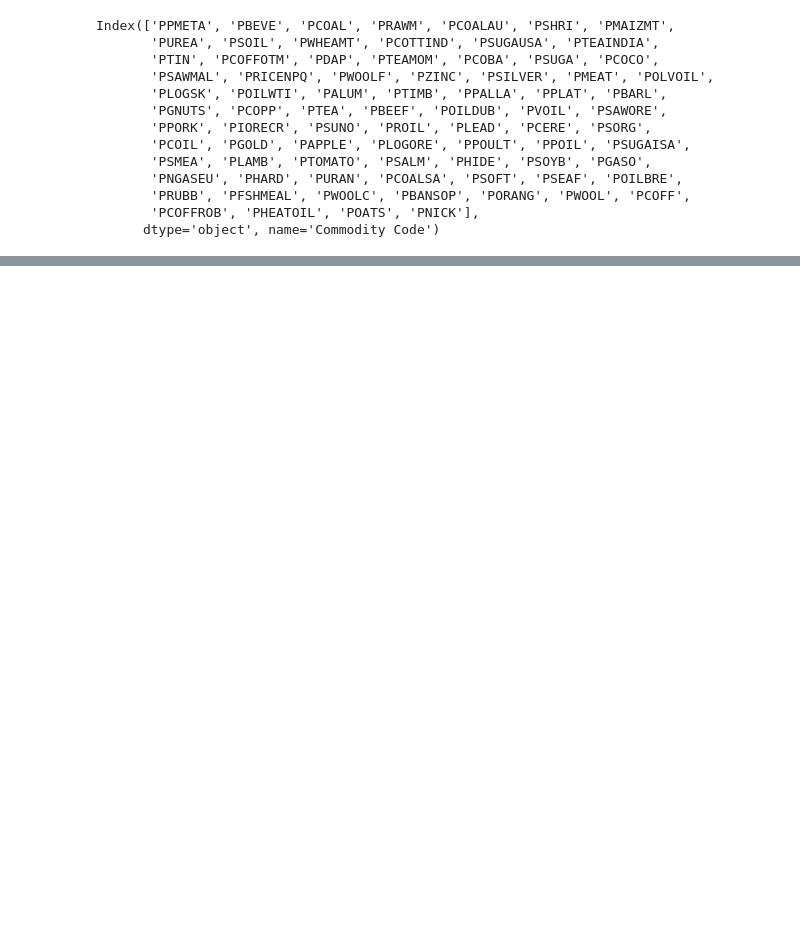
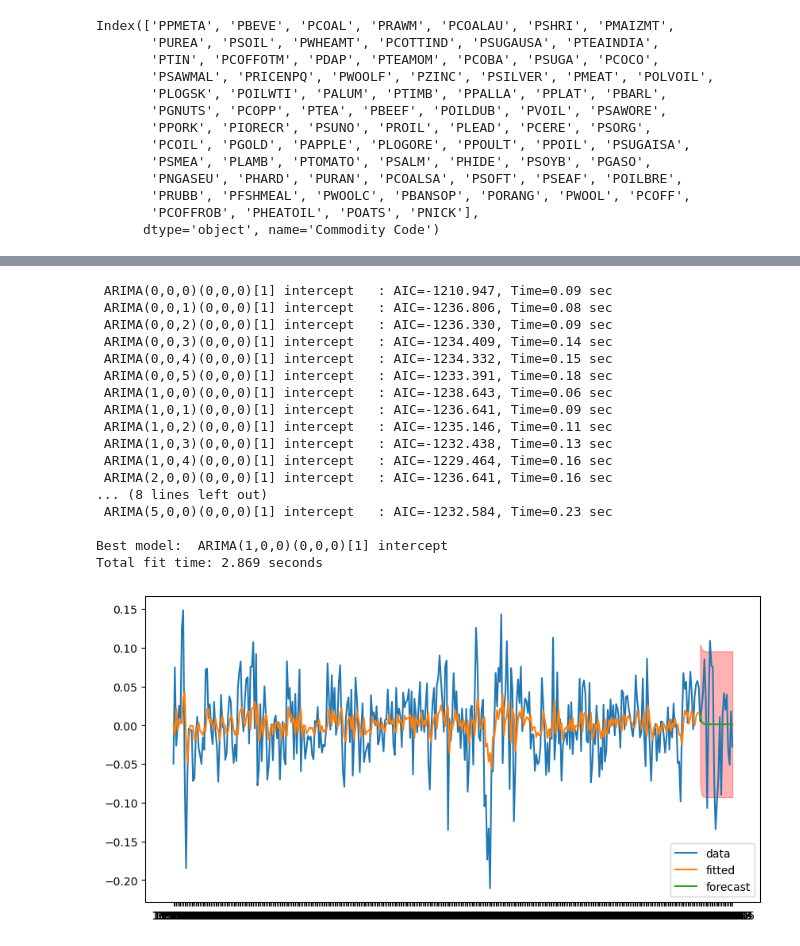
Before and after one commit to asisakov/ml_sytem_design_macro, a Jupyter notebook: models/ARIMA_Viktor.ipynb, the cells around one changed output, grey strips where cells are left out. Drawn from its saved outputs; the diff is of its cells as text; code cells hidden in the pictures; blank space fills up the shorter version.

```diff
--- a/models/ARIMA_Viktor.ipynb
+++ b/models/ARIMA_Viktor.ipynb
@@ -287,0 +137,50 @@ plot_fit_and_forecast(arima_result)
+# %%
+def plot_result(model, fulldata, train, test):
+  params = model.get_params()
+  d = params['order'][1]
+
+  train_pred = model.predict_in_sample(start=d, end=-1)
+  test_pred, confint = model.predict(n_periods=Ntest, return_conf_int=True)
+
+  fig, ax = plt.subplots(figsize=(10, 5))
+  ax.plot(fulldata.index, fulldata, label='data')
+  ax.plot(train.index[d:], train_pred, label='fitted')
+  ax.plot(test.index, test_pred, label='forecast')
+  ax.fill_between(test.index, \
+                  confint[:,0], confint[:,1], \
+                  color='red', alpha=0.3)
+  ax.legend();
+# %%
+#уберем все NaN
+df8 = df7.dropna()
+# %%
+#Полная приведенная модель
+train = df8.iloc[:-Ntest]
+test = df8.iloc[-Ntest:]
+
+
+model = pm.auto_arima(train.LogRet,
+                      error_action='ignore', trace=True,
+                      suppress_warnings=True, maxiter=10,
+                      max_p = 6, max_d = 4, max_q = 6,
+                      seasonal=True, stepwise = False)
+plot_result(model, df8["LogRet"], train, test)
+# %% [output]
+ ARIMA(0,0,0)(0,0,0)[1] intercept   : AIC=-1210.947, Time=0.09 sec
+ ARIMA(0,0,1)(0,0,0)[1] intercept   : AIC=-1236.806, Time=0.08 sec
+ ARIMA(0,0,2)(0,0,0)[1] intercept   : AIC=-1236.330, Time=0.09 sec
+ ARIMA(0,0,3)(0,0,0)[1] intercept   : AIC=-1234.409, Time=0.14 sec
+ ARIMA(0,0,4)(0,0,0)[1] intercept   : AIC=-1234.332, Time=0.15 sec
+ ARIMA(0,0,5)(0,0,0)[1] intercept   : AIC=-1233.391, Time=0.18 sec
+ ARIMA(1,0,0)(0,0,0)[1] intercept   : AIC=-1238.643, Time=0.06 sec
+ ARIMA(1,0,1)(0,0,0)[1] intercept   : AIC=-1236.641, Time=0.09 sec
+ ARIMA(1,0,2)(0,0,0)[1] intercept   : AIC=-1235.146, Time=0.11 sec
+ ARIMA(1,0,3)(0,0,0)[1] intercept   : AIC=-1232.438, Time=0.13 sec
+ ARIMA(1,0,4)(0,0,0)[1] intercept   : AIC=-1229.464, Time=0.16 sec
+ ARIMA(2,0,0)(0,0,0)[1] intercept   : AIC=-1236.641, Time=0.16 sec
+... (8 lines left out)
+ ARIMA(5,0,0)(0,0,0)[1] intercept   : AIC=-1232.584, Time=0.23 sec
+
+Best model:  ARIMA(1,0,0)(0,0,0)[1] intercept
+Total fit time: 2.869 seconds
+[figure, added]
```
Also changed, not shown: parts of 56 cells of this notebook.
